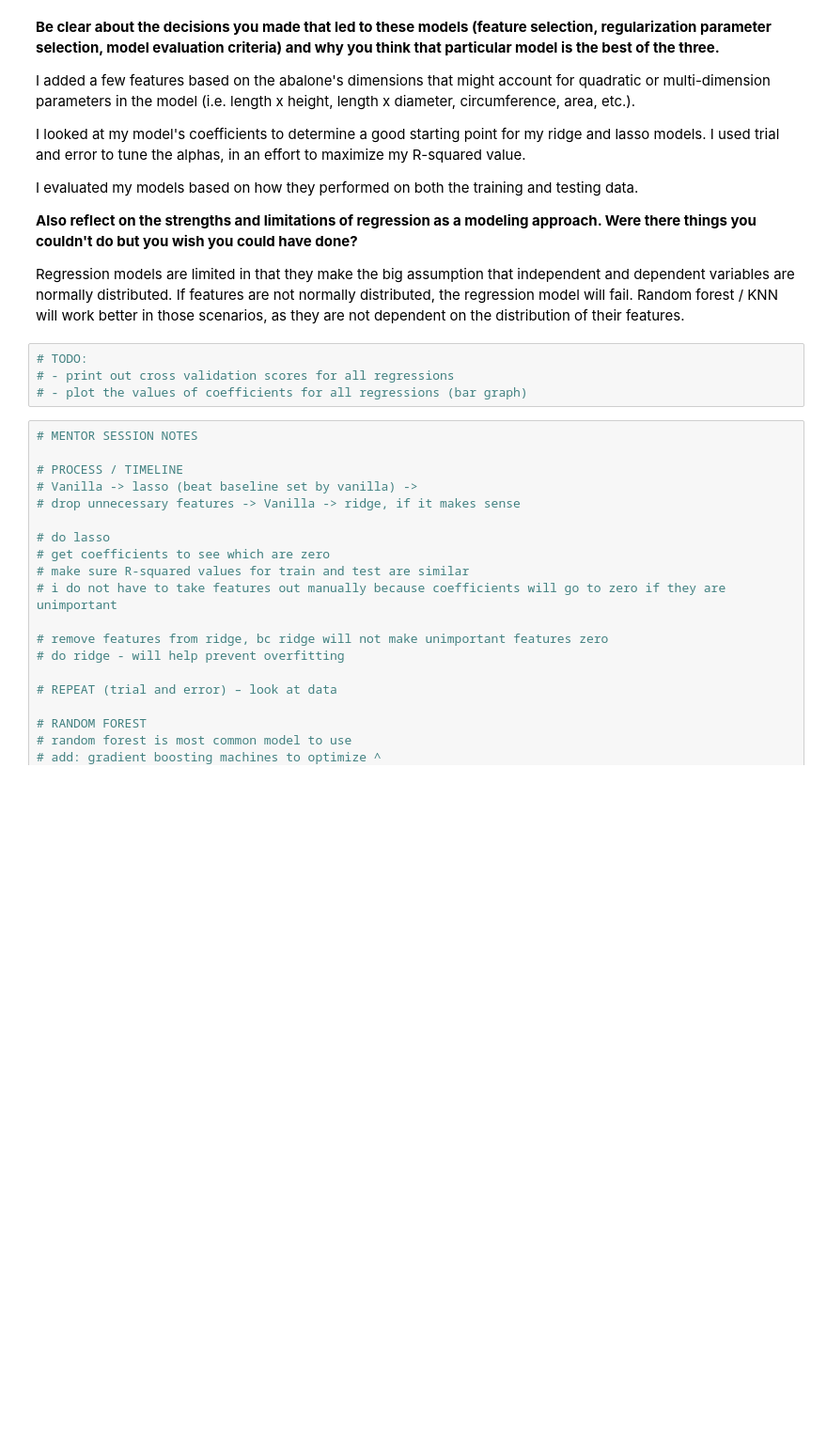
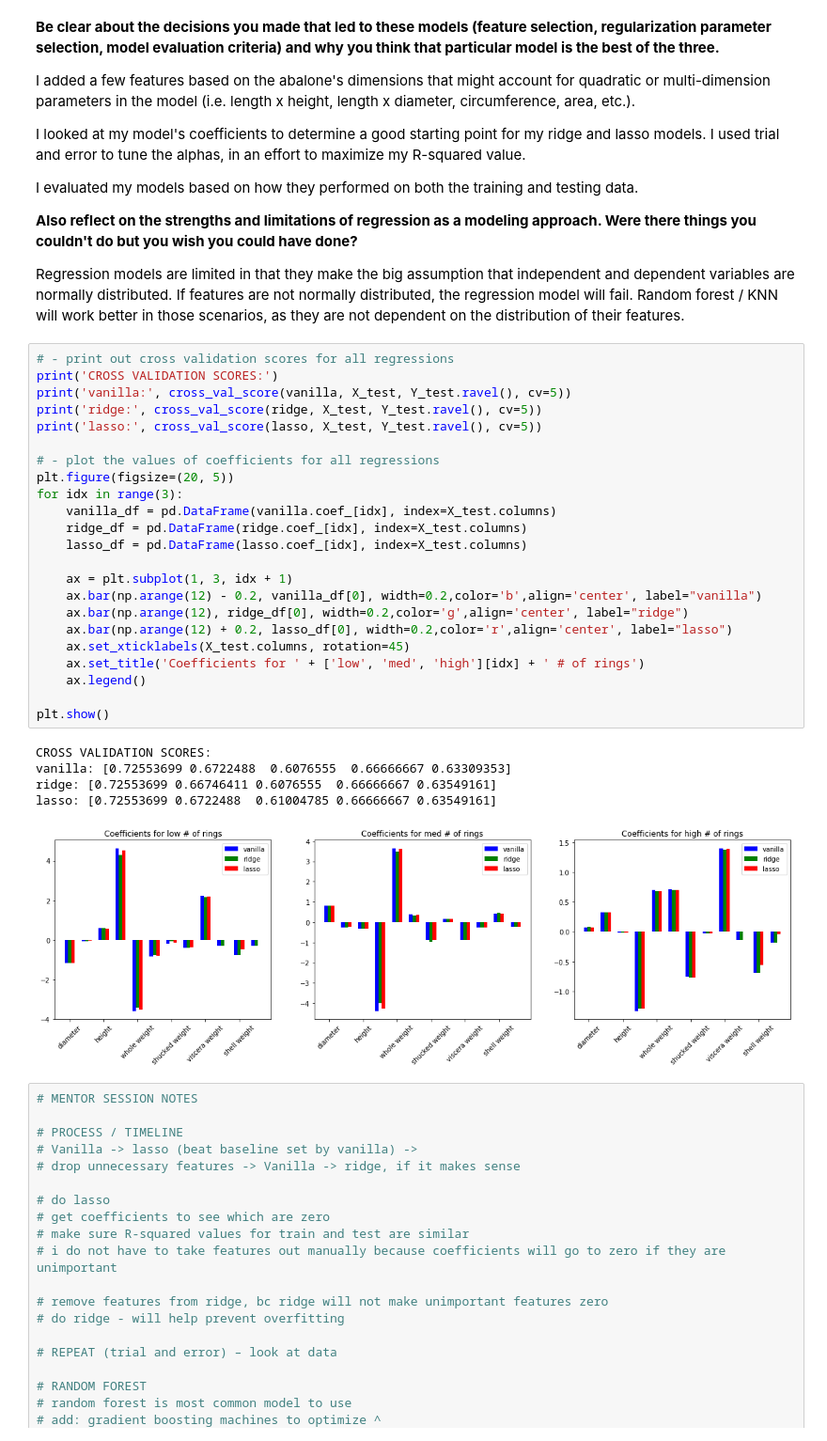
Before and after one commit to esthersweon/thinkful, a Jupyter notebook: main/unit_3/lesson_3_project_4.ipynb, the cells around one changed output. Shown at 94% size. Saved outputs shown, nothing was run; the diff lists cells and outputs as text; blank space fills up the shorter version.

Commit message:
added coefficient comparison bar graph to regression model comparison report; improved credit card fraud project
remove creditcard.csv

```diff
--- a/main/unit_3/lesson_3_project_4.ipynb
+++ b/main/unit_3/lesson_3_project_4.ipynb
@@ -348,10 +343,35 @@ I evaluated my models based on how they performed on both the training and testi
 __Also reflect on the strengths and limitations of regression as a modeling approach. Were there things you couldn't do but you wish you could have done?__
 
 Regression models are limited in that they make the big assumption that independent and dependent variables are normally distributed. If features are not normally distributed, the regression model will fail. Random forest / KNN will work better in those scenarios, as they are not dependent on the distribution of their features.
-# %%
-# TODO:
-# - print out cross validation scores for all regressions
-# - plot the values of coefficients for all regressions (bar graph)
+# %%
+# - print out cross validation scores for all regressions
+print('CROSS VALIDATION SCORES:')
+print('vanilla:', cross_val_score(vanilla, X_test, Y_test.ravel(), cv=5))
+print('ridge:', cross_val_score(ridge, X_test, Y_test.ravel(), cv=5))
+print('lasso:', cross_val_score(lasso, X_test, Y_test.ravel(), cv=5))
+
+# - plot the values of coefficients for all regressions
+plt.figure(figsize=(20, 5))
+for idx in range(3):
+    vanilla_df = pd.DataFrame(vanilla.coef_[idx], index=X_test.columns)
+    ridge_df = pd.DataFrame(ridge.coef_[idx], index=X_test.columns)
+    lasso_df = pd.DataFrame(lasso.coef_[idx], index=X_test.columns)
+
+    ax = plt.subplot(1, 3, idx + 1)
+    ax.bar(np.arange(12) - 0.2, vanilla_df[0], width=0.2,color='b',align='center', label="vanilla")
+    ax.bar(np.arange(12), ridge_df[0], width=0.2,color='g',align='center', label="ridge")
+    ax.bar(np.arange(12) + 0.2, lasso_df[0], width=0.2,color='r',align='center', label="lasso")
+    ax.set_xticklabels(X_test.columns, rotation=45)
+    ax.set_title('Coefficients for ' + ['low', 'med', 'high'][idx] + ' # of rings')
+    ax.legend()
+
+plt.show()
+# %% [output]
+CROSS VALIDATION SCORES:
+vanilla: [0.72553699 0.6722488  0.6076555  0.66666667 0.63309353]
+ridge: [0.72553699 0.66746411 0.6076555  0.66666667 0.63549161]
+lasso: [0.72553699 0.6722488  0.61004785 0.66666667 0.63549161]
+[figure, added]
 # %%
 # MENTOR SESSION NOTES
 
```
Also changed, not shown: parts of 10 cells of this notebook, 3 other files.
